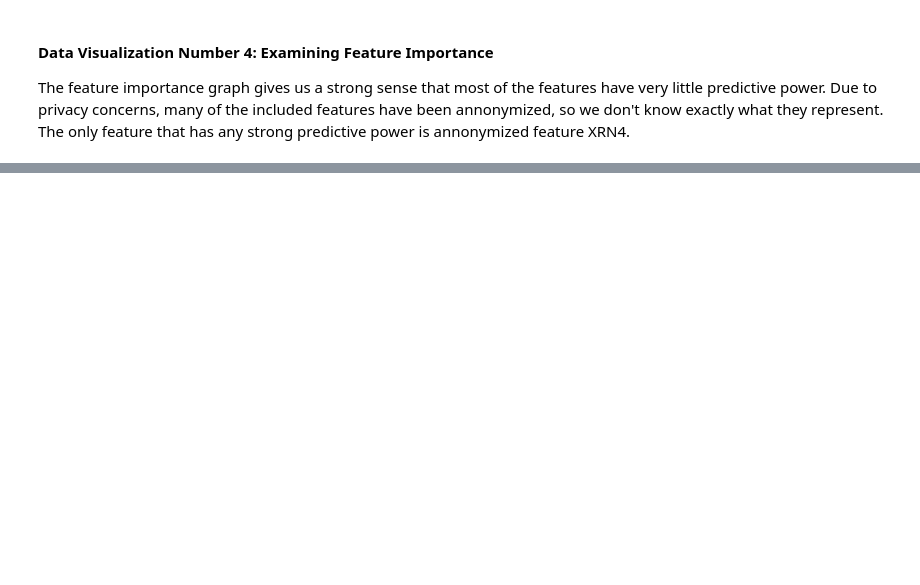
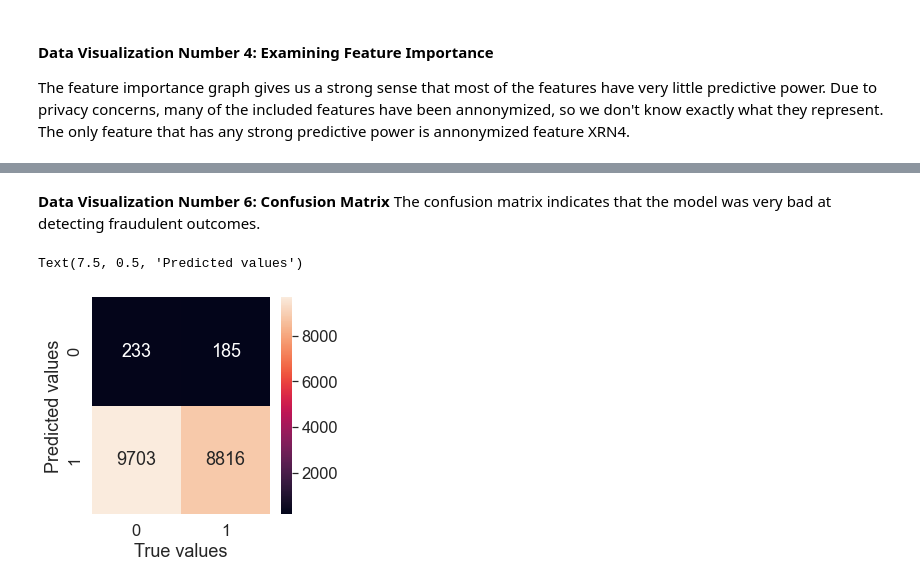
Before and after one commit to ThomBator/online-fraud-detection, a Jupyter notebook: online-fraud-detection.ipynb, the cells around one changed output, grey strips where cells are left out. Drawn from its saved outputs; the diff is of its cells as text; code cells hidden in the pictures; blank space fills up the shorter version.

```diff
--- a/online-fraud-detection.ipynb
+++ b/online-fraud-detection.ipynb
@@ -364,0 +365,12 @@ classification_report_data_frame.round(2)
+# %% [markdown]
+**Data Visualization Number 6: Confusion Matrix**
+The confusion matrix indicates that the model was very bad at detecting fraudulent outcomes.
+# %%
+sns.set(font_scale=1.5)
+fig, ax = plt.subplots(figsize=(4,4))
+ax = sns.heatmap(confusion_matrix(y_test, y_predictions), annot=True, fmt="g")
+plt.xlabel("True values")
+plt.ylabel("Predicted values")
+# %% [output]
+Text(7.5, 0.5, 'Predicted values')
+[figure, added]
```
Also changed, not shown: parts of 9 cells of this notebook, 1 other file.
